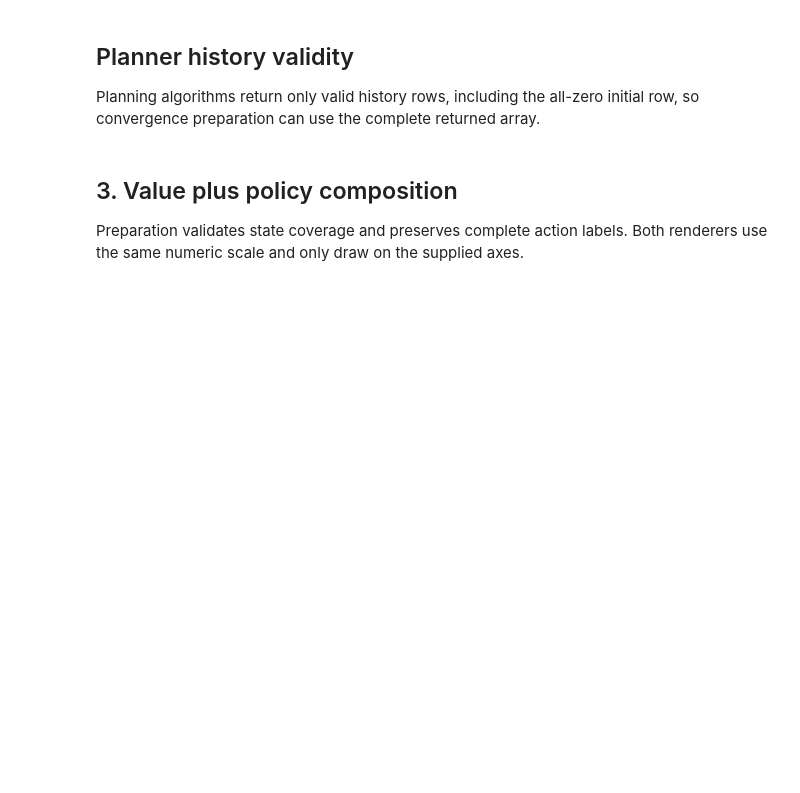
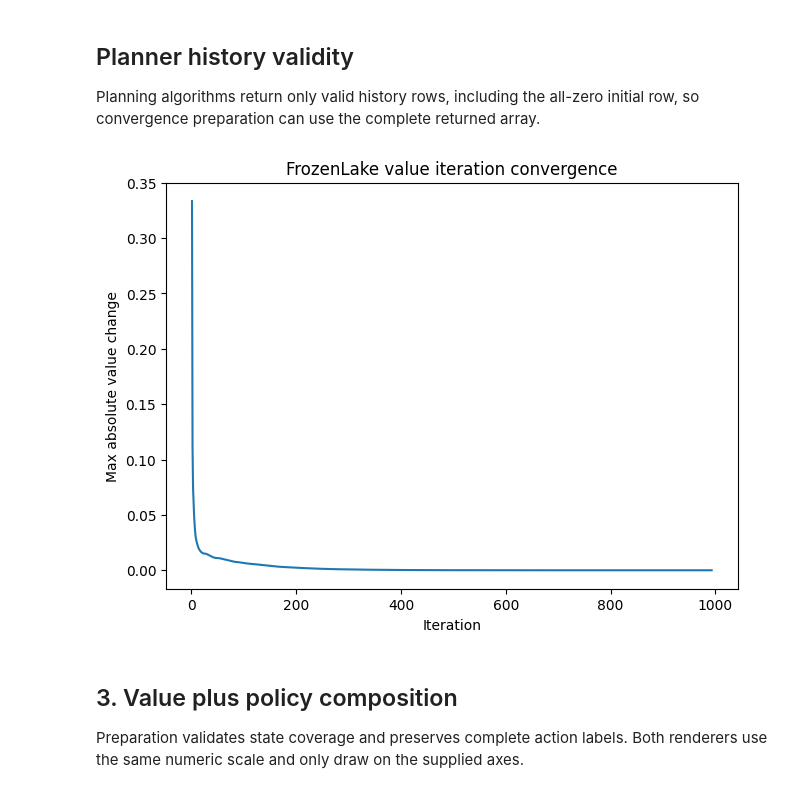
Before and after one commit to jlm429/bettermdptools, a Jupyter notebook: examples/plots.ipynb, the cells around one changed output. Cells and saved outputs as stored; diff of their text form; code cells hidden in the pictures; blank space fills up the shorter version.

```diff
--- a/examples/plots.ipynb
+++ b/examples/plots.ipynb
@@ -71,16 +76,16 @@ plt.close(fig)
 Planning algorithms return only valid history rows, including the all-zero initial row, so convergence preparation can use the complete returned array.
 # %%
 frozen_lake = gym.make("FrozenLake8x8-v1", render_mode=None)
-V, V_track, pi = Planner(
-    frozen_lake.unwrapped.P
-).value_iteration(n_iters=5000)
+V, V_track, pi = Planner(frozen_lake.unwrapped.P).value_iteration(n_iters=5000)
 planner_convergence = prepare_convergence(V_track)
 fig, ax = plt.subplots(layout="constrained")
 plot_value_convergence(
     planner_convergence, ax=ax, title="FrozenLake value iteration convergence"
 )
 plt.show()
 plt.close(fig)
+# %% [output]
+[figure, added]
 # %% [markdown]
 ## 3. Value plus policy composition
 
```
Also changed, not shown: parts of 5 cells of this notebook, 6 other files.
